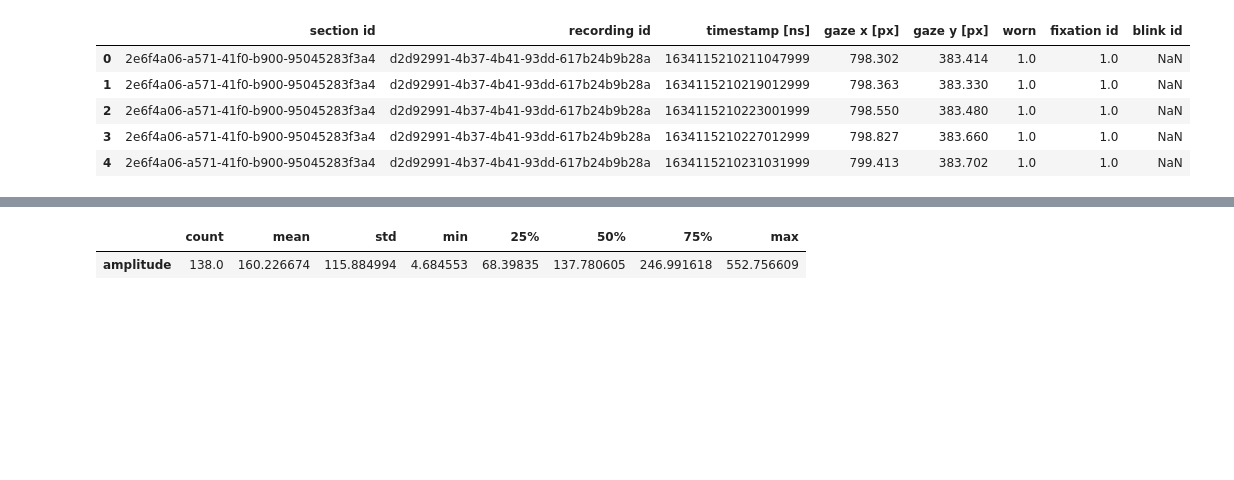
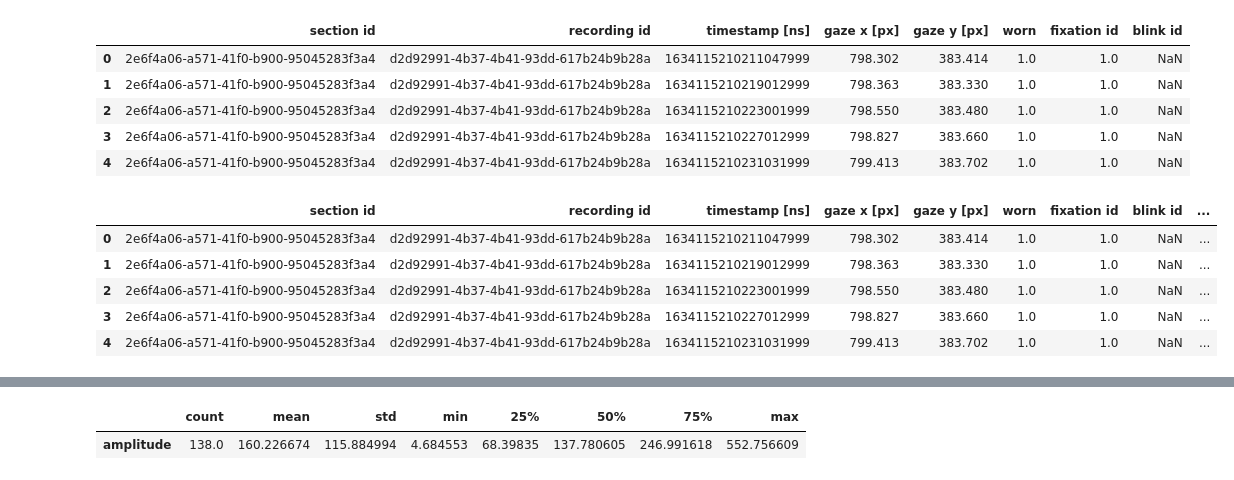
Before and after one commit to nogibjj/Tracking-Gazes-on-Museum-Pieces-Data-Plus, a Jupyter notebook: heatmap_qc.ipynb, the cells around one changed output, grey strips where cells are left out. Cells and saved outputs as stored; diff of their text form; code cells hidden in the pictures; blank space fills up the shorter version.

```diff
--- a/heatmap_qc.ipynb
+++ b/heatmap_qc.ipynb
@@ -3,30 +3,41 @@ import pandas as pd
 import math
 import matplotlib.pyplot as plt
 import warnings
+from statsmodels.stats.weightstats import ztest as ztest
 warnings.filterwarnings('ignore')
-df = pd.read_csv('2022_03bm/2022_03bm/gaze.csv')
-df.head()
+participant = '2022_03bm'
-# %% [output]
-|  | section id | recording id | timestamp [ns] | gaze x [px] | gaze y [px] | worn | fixation id | blink id |
-| 0 | 2e6f4a06-a571-41f0-b900-95045283f3a4 | d2d92991-4b37-4b41-93dd-617b24b9b28a | 1634115210211047999 | 798.302 | 383.414 | 1.0 | 1.0 | NaN |
-| 1 | 2e6f4a06-a571-41f0-b900-95045283f3a4 | d2d92991-4b37-4b41-93dd-617b24b9b28a | 1634115210219012999 | 798.363 | 383.330 | 1.0 | 1.0 | NaN |
-| 2 | 2e6f4a06-a571-41f0-b900-95045283f3a4 | d2d92991-4b37-4b41-93dd-617b24b9b28a | 1634115210223001999 | 798.550 | 383.480 | 1.0 | 1.0 | NaN |
-| 3 | 2e6f4a06-a571-41f0-b900-95045283f3a4 | d2d92991-4b37-4b41-93dd-617b24b9b28a | 1634115210227012999 | 798.827 | 383.660 | 1.0 | 1.0 | NaN |
-| 4 | 2e6f4a06-a571-41f0-b900-95045283f3a4 | d2d92991-4b37-4b41-93dd-617b24b9b28a | 1634115210231031999 | 799.413 | 383.702 | 1.0 | 1.0 | NaN |
 # %%
+orig_df = pd.read_csv(f'{participant}/{participant}/gaze.csv')
+display(orig_df.head())
+
 """
 Pre-processing
 """
-df['shifted_timestamp'] = df['timestamp [ns]'].shift(-1)
-df['row_duration'] = (df['shifted_timestamp'] - df['timestamp [ns]'])/1e6
-df['saccade id'] = None
-for index, row in df.iterrows():
+orig_df['shifted_timestamp'] = orig_df['timestamp [ns]'].shift(-1)
+orig_df['row_duration'] = (orig_df['shifted_timestamp'] - orig_df['timestamp [ns]'])/1e6
+orig_df['saccade id'] = None
+for index, row in orig_df.iterrows():
     if index == 0:
         continue
 
     if row['fixation id'] != row['fixation id']: #NaN for missing values
         # get prev fixation id value
-        if df['fixation id'][index-1] == df['fixation id'][index-1]:
-            df.loc[index, 'saccade id'] = df['fixation id'][index-1]
+        if orig_df['fixation id'][index-1] == orig_df['fixation id'][index-1]:
+            orig_df.loc[index, 'saccade id'] = orig_df['fixation id'][index-1]
         else:
-            df.loc[index, 'saccade id'] = df['saccade id'][index-1]
+            orig_df.loc[index, 'saccade id'] = orig_df['saccade id'][index-1]
+
+display(orig_df.head())
+# %% [output]
+|  | section id | recording id | timestamp [ns] | gaze x [px] | gaze y [px] | worn | fixation id | blink id |
+| 0 | 2e6f4a06-a571-41f0-b900-95045283f3a4 | d2d92991-4b37-4b41-93dd-617b24b9b28a | 1634115210211047999 | 798.302 | 383.414 | 1.0 | 1.0 | NaN |
+| 1 | 2e6f4a06-a571-41f0-b900-95045283f3a4 | d2d92991-4b37-4b41-93dd-617b24b9b28a | 1634115210219012999 | 798.363 | 383.330 | 1.0 | 1.0 | NaN |
+| 2 | 2e6f4a06-a571-41f0-b900-95045283f3a4 | d2d92991-4b37-4b41-93dd-617b24b9b28a | 1634115210223001999 | 798.550 | 383.480 | 1.0 | 1.0 | NaN |
+| 3 | 2e6f4a06-a571-41f0-b900-95045283f3a4 | d2d92991-4b37-4b41-93dd-617b24b9b28a | 1634115210227012999 | 798.827 | 383.660 | 1.0 | 1.0 | NaN |
+| 4 | 2e6f4a06-a571-41f0-b900-95045283f3a4 | d2d92991-4b37-4b41-93dd-617b24b9b28a | 1634115210231031999 | 799.413 | 383.702 | 1.0 | 1.0 | NaN |
+|  | section id | recording id | timestamp [ns] | gaze x [px] | gaze y [px] | worn | fixation id | blink id | ... |
+| 0 | 2e6f4a06-a571-41f0-b900-95045283f3a4 | d2d92991-4b37-4b41-93dd-617b24b9b28a | 1634115210211047999 | 798.302 | 383.414 | 1.0 | 1.0 | NaN | ... |
+| 1 | 2e6f4a06-a571-41f0-b900-95045283f3a4 | d2d92991-4b37-4b41-93dd-617b24b9b28a | 1634115210219012999 | 798.363 | 383.330 | 1.0 | 1.0 | NaN | ... |
+| 2 | 2e6f4a06-a571-41f0-b900-95045283f3a4 | d2d92991-4b37-4b41-93dd-617b24b9b28a | 1634115210223001999 | 798.550 | 383.480 | 1.0 | 1.0 | NaN | ... |
+| 3 | 2e6f4a06-a571-41f0-b900-95045283f3a4 | d2d92991-4b37-4b41-93dd-617b24b9b28a | 1634115210227012999 | 798.827 | 383.660 | 1.0 | 1.0 | NaN | ... |
+| 4 | 2e6f4a06-a571-41f0-b900-95045283f3a4 | d2d92991-4b37-4b41-93dd-617b24b9b28a | 1634115210231031999 | 799.413 | 383.702 | 1.0 | 1.0 | NaN | ... |
```
Also changed, not shown: parts of 5 cells of this notebook, 23 other files.
